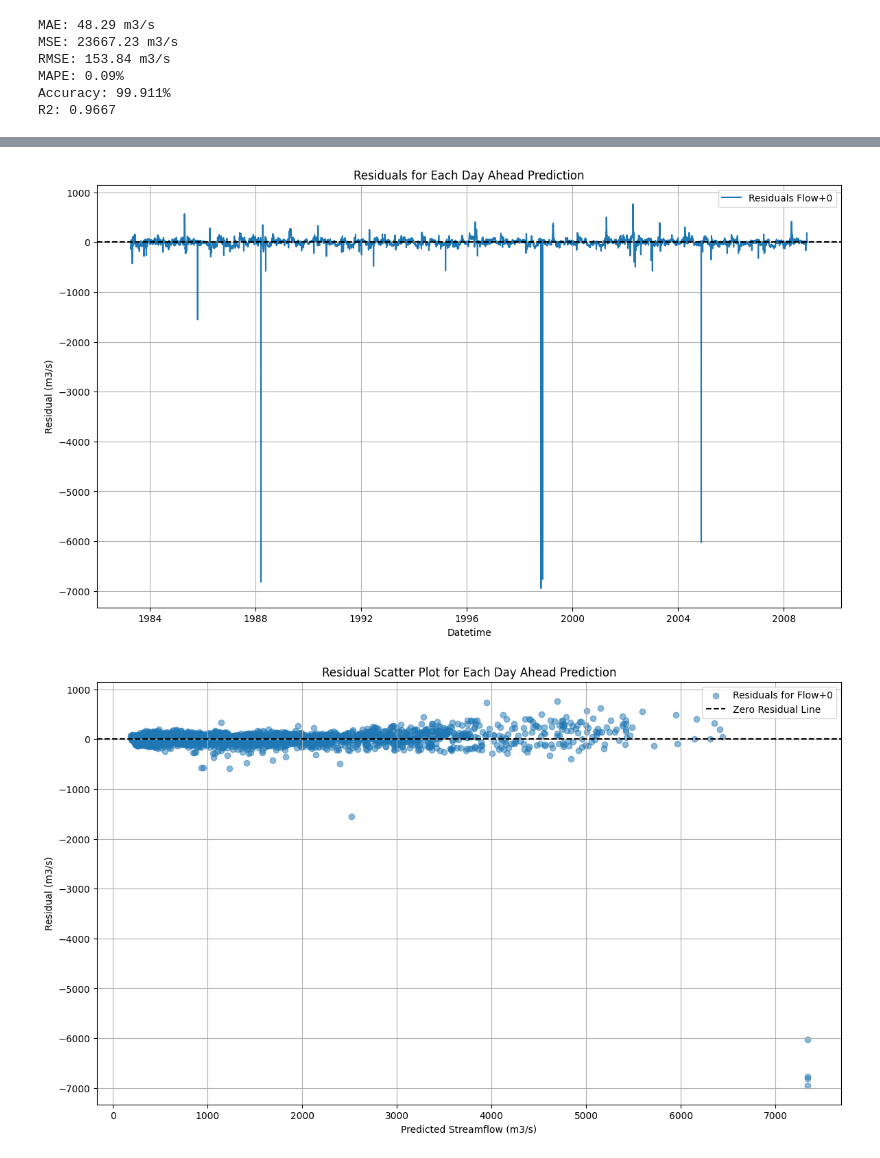
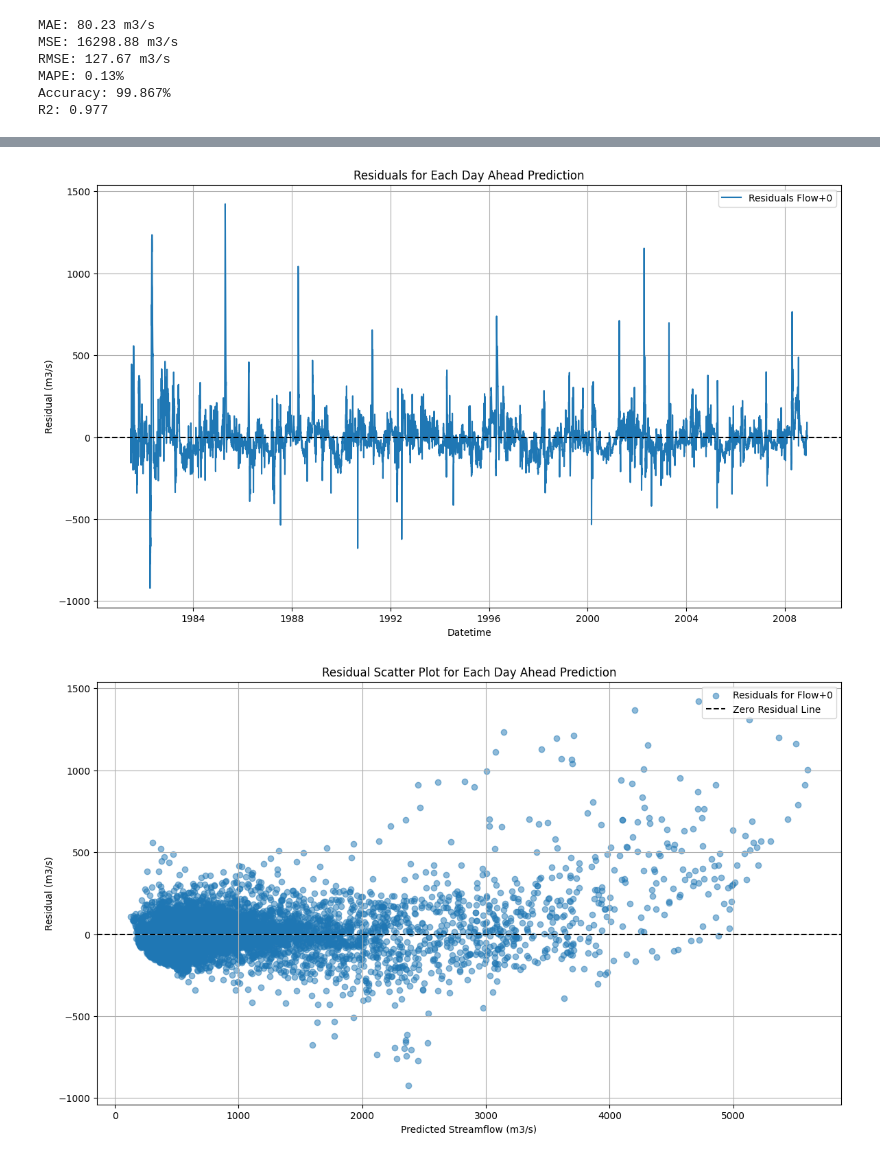
Before and after one commit to Abdullah-Usmani/flood-research1, a Jupyter notebook: ANN-Idaho-backtest.ipynb, the cells around one changed output, grey strips where cells are left out. Saved outputs shown, nothing was run; the diff lists cells and outputs as text; code cells hidden in the pictures.

Commit message:
test montecarlo

```diff
--- a/ANN-Idaho-backtest.ipynb
+++ b/ANN-Idaho-backtest.ipynb
@@ -216,10 +186,14 @@ def visualization(datetime, y_pred, y_test, zoom_start, zoom_end):
+# %%
+df, X, Y = CAMELSrun('13340000', 3, 7, 'Flow+1', False)
 # %%
 model = keras.Sequential([
-            Dense(64, activation='relu', input_shape=(44,), kernel_regularizer='l2'),
-            Dropout(0.1),
-            Dense(32, activation='relu', kernel_regularizer='l2'),
-            Dropout(0.1),
-            Dense(1)])
+    Dense(32, activation='relu', input_shape=(X.shape[0],), kernel_regularizer='l2'),
+    Dropout(0.1),
+    Dense(16, activation='relu', kernel_regularizer='l2'),
+    Dropout(0.1),
+    Dense(1)
+])
+
 
 model.compile(optimizer='adam',
               loss='mean_squared_error',
@@ -337,10 +379,9 @@ def backtest(df, model, X, Y, train_window_size=1195, test_window_size=60):
 
     return all_predictions, datetime
 # %%
-df, X, Y = CAMELSrun('04045500', 3, 7, 'Flow0', True)
+df, X, Y = CAMELSrun('04045500', 3, 7, 'Flow+1', True)
 # %%
-
-predictions, datetime1 = backtest(df, model, X, Y)
+predictions, datetime1 = backtest(df, model, X, Y, 540, 60, None)
 y_pred = predictions["prediction"]
 y_test = predictions["actual"]
 
@@ -367,10 +408,10 @@ Epoch 4/15
 # %%
-visualization(datetime1, y_pred, y_test, 4400, 4600)
+visualization(datetime1, y_pred, y_test, 0, 30)
 print_model_weights_and_biases(model)
 # %% [output]
-MAE: 48.29 m3/s
-MSE: 23667.23 m3/s
-RMSE: 153.84 m3/s
-MAPE: 0.09%
-Accuracy: 99.911%
-R2: 0.9667
+MAE: 80.23 m3/s
+MSE: 16298.88 m3/s
+RMSE: 127.67 m3/s
+MAPE: 0.13%
+Accuracy: 99.867%
+R2: 0.977
@@ -379,2 +420,2 @@ R2: 0.9667
-[figure, old version]
+[figure, new version]
-[figure, old version]
+[figure, new version]
```
Also changed, not shown: parts of 27 cells of this notebook.
